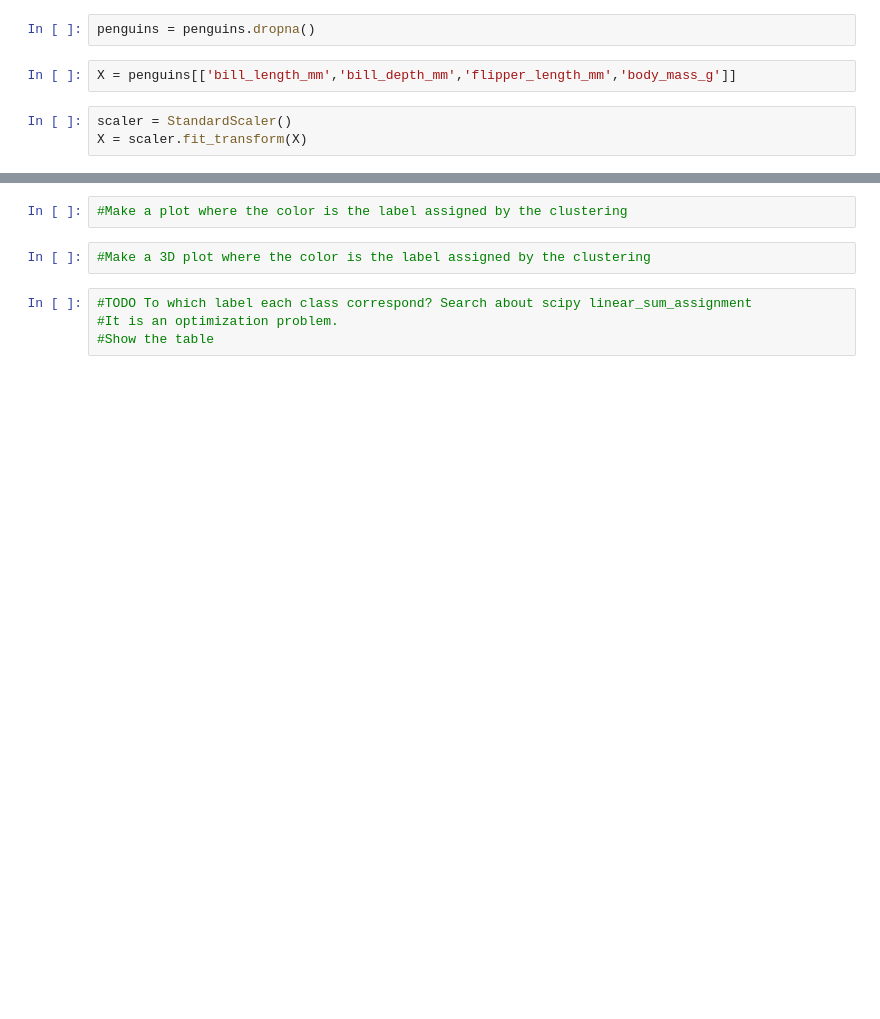
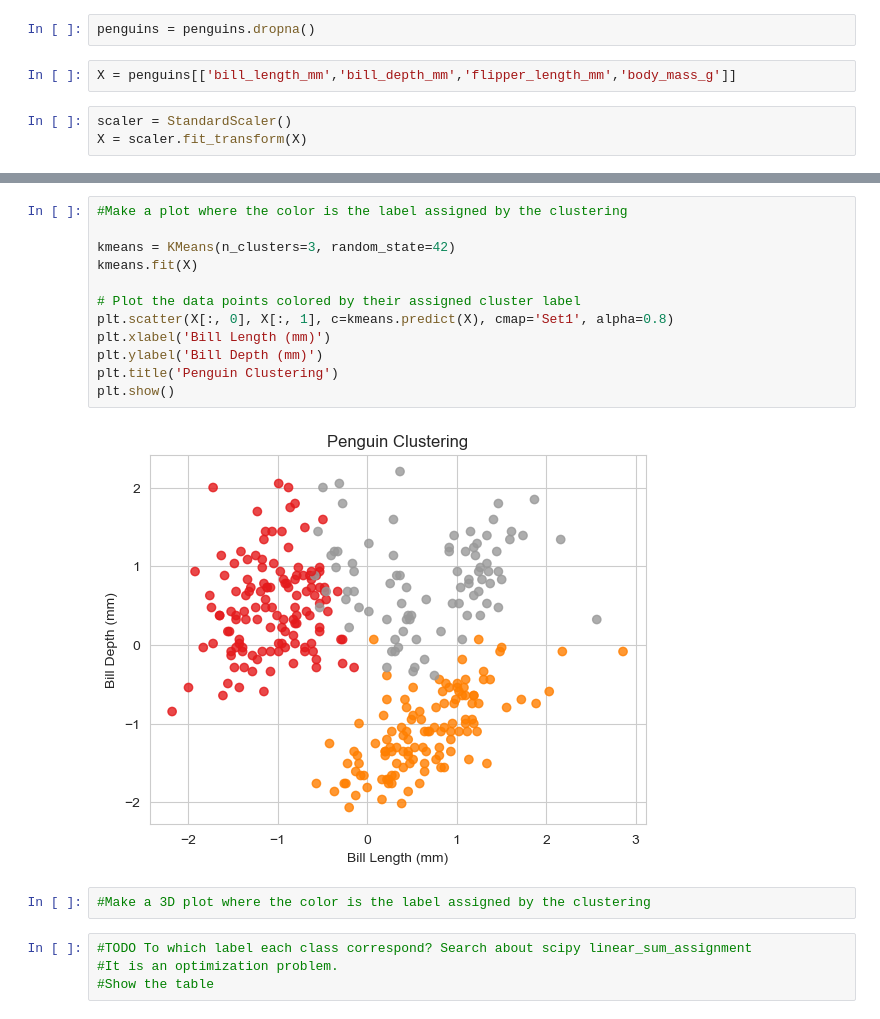
Before and after one commit to williamasesoftware/Clustering, a Jupyter notebook: K-Means-Ex.ipynb, the cells around one changed output, grey strips where cells are left out. Cells and saved outputs as stored; diff of their text form; blank space fills up the shorter version.

```diff
--- a/K-Means-Ex.ipynb
+++ b/K-Means-Ex.ipynb
@@ -31,5 +101,17 @@ X = scaler.fit_transform(X)
 # %%
 #Make a plot where the color is the label assigned by the clustering
+
+kmeans = KMeans(n_clusters=3, random_state=42)
+kmeans.fit(X)
+
+# Plot the data points colored by their assigned cluster label
+plt.scatter(X[:, 0], X[:, 1], c=kmeans.predict(X), cmap='Set1', alpha=0.8)
+plt.xlabel('Bill Length (mm)')
+plt.ylabel('Bill Depth (mm)')
+plt.title('Penguin Clustering')
+plt.show()
+# %% [output]
+[figure, added]
 # %%
 #Make a 3D plot where the color is the label assigned by the clustering
 # %%
```
Also changed, not shown: parts of 6 cells of this notebook.
